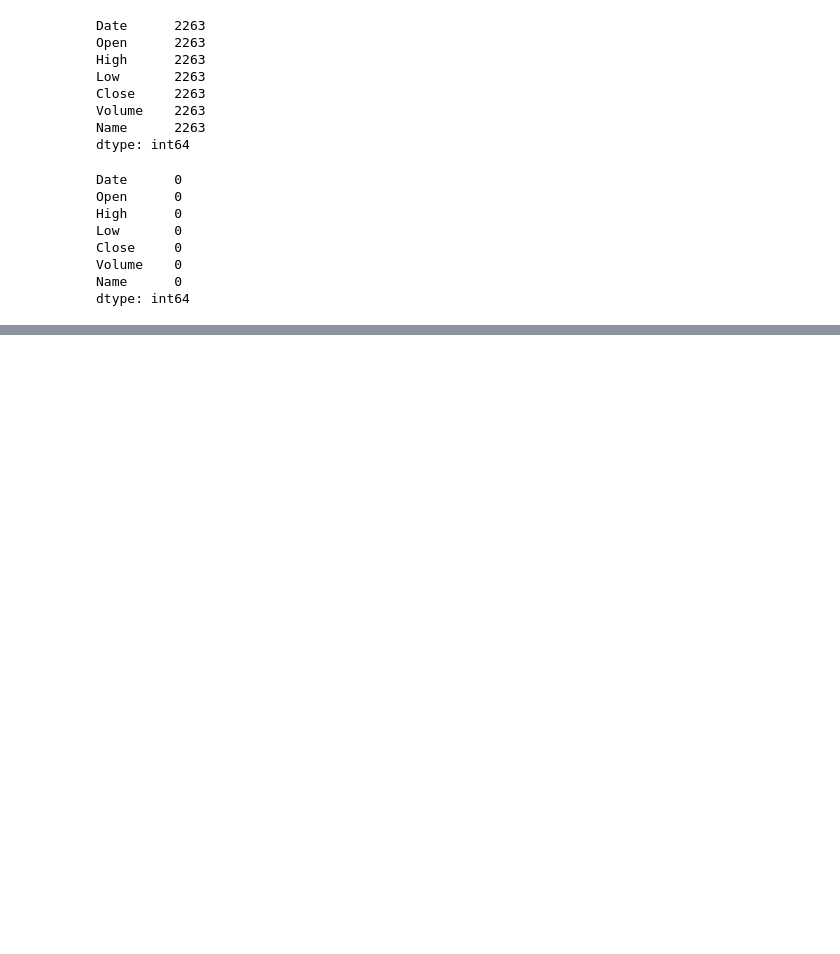
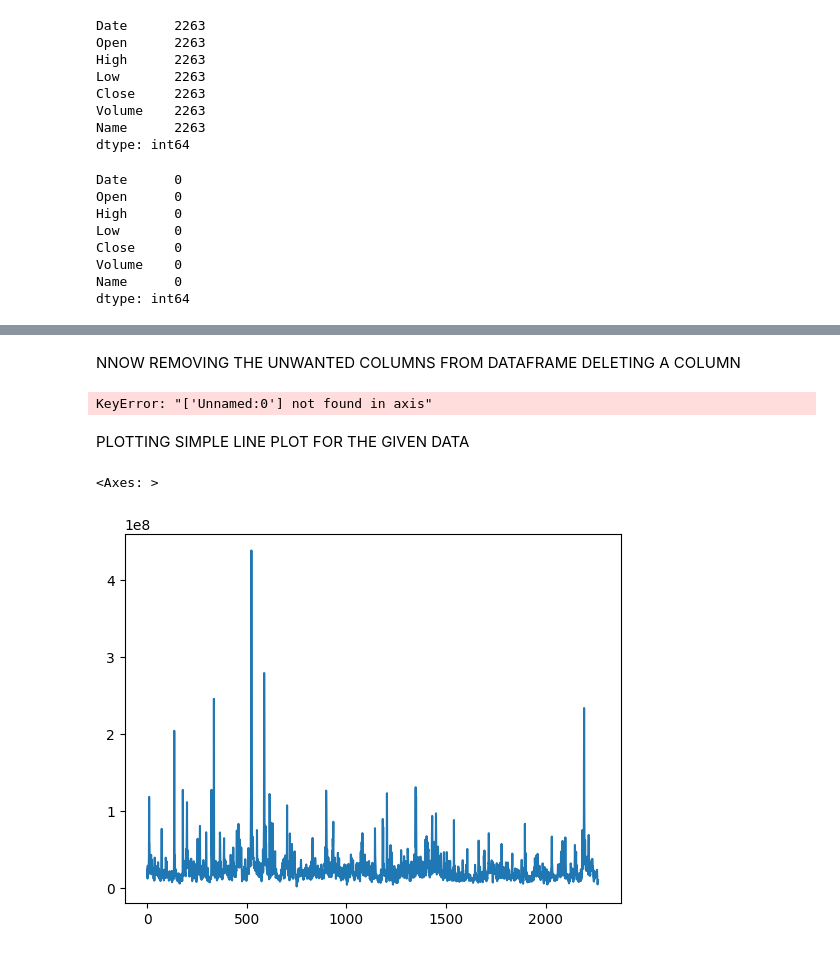
Before and after one commit to Sath2003/DAV, a Jupyter notebook: LABSHEET - 9.ipynb, the cells around one changed output, grey strips where cells are left out. Drawn from its saved outputs; the diff is of its cells as text; code cells hidden in the pictures; blank space fills up the shorter version.

```diff
--- a/LABSHEET - 9.ipynb
+++ b/LABSHEET - 9.ipynb
@@ -91,0 +108,13 @@ dtype: int64
+# %% [markdown]
+NNOW REMOVING THE UNWANTED COLUMNS FROM DATAFRAME DELETING A COLUMN
+# %%
+df.drop(columns='Unnamed:0')
+# %% [output]
+KeyError: "['Unnamed:0'] not found in axis"
+# %% [markdown]
+PLOTTING SIMPLE LINE PLOT FOR THE GIVEN DATA
+# %%
+df['Volume'].plot()
+# %% [output]
+<Axes: >
+[figure, added]
```
Also changed, not shown: parts of 3 cells of this notebook.
